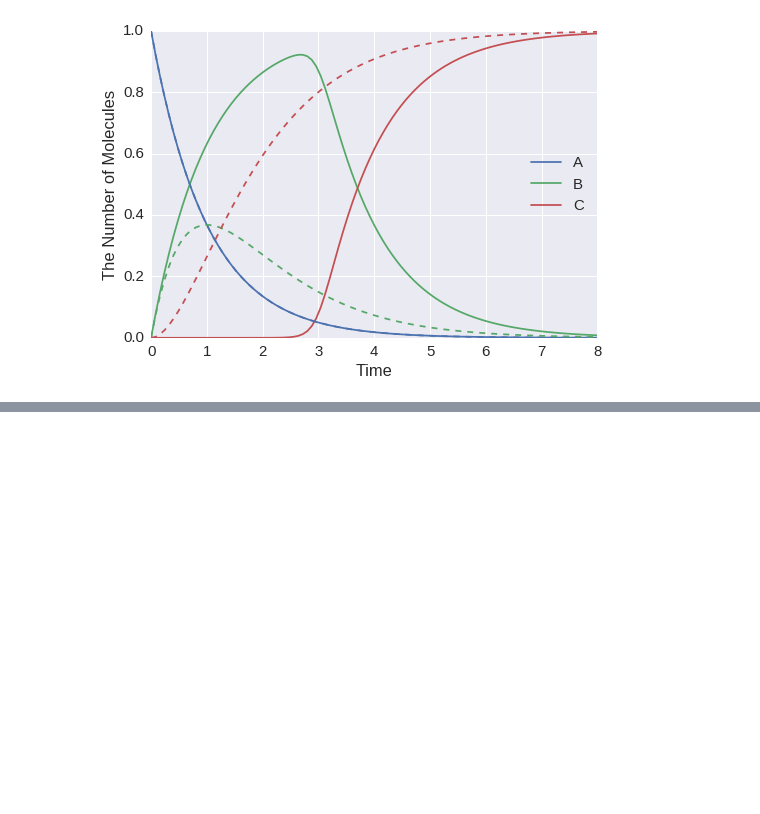
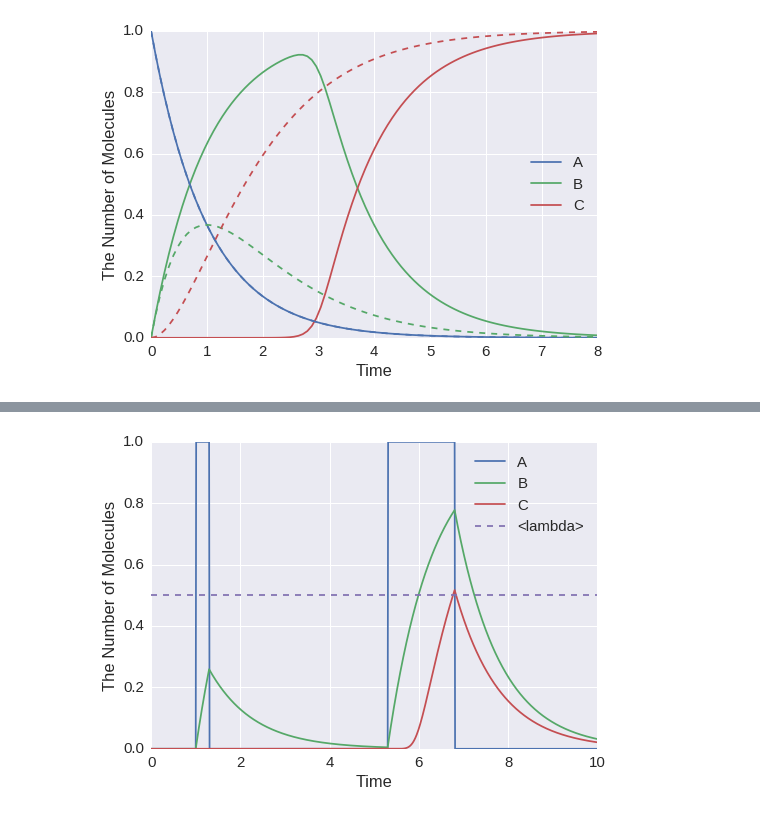
Before and after one commit to kozo2/ecell4-lectures, a Jupyter notebook: lecture2.ipynb, the cells around one changed output, grey strips where cells are left out. Cells and saved outputs as stored; diff of their text form; code cells hidden in the pictures; blank space fills up the shorter version.

```diff
--- a/lecture2.ipynb
+++ b/lecture2.ipynb
@@ -296,0 +328,22 @@ run_simulation(8, {'A': 1}, opt_args=('-', obs, '--'))
+# %%
+m = get_model()
+w = ode.ODEWorld()
+sim = ode.ODESimulator(m, w)
+obs = FixedIntervalNumberObserver(0.01, ['A', 'B', 'C'])
+
+sim.run(1, obs)
+w.set_value(Species('A'), 1); sim.initialize()
+sim.run(0.3, obs)
+w.set_value(Species('A'), 0)
+sim.initialize()
+sim.run(4, obs)
+w.set_value(Species('A'), 1)
+sim.initialize()
+sim.run(1.5, obs)
+w.set_value(Species('A'), 0)
+sim.initialize()
+sim.run(3.2, obs)
+# %%
+viz.plot_number_observer(obs, '-', lambda t: 0.5, '--')
+# %% [output]
+[figure, added]
```
Also changed, not shown: parts of 11 cells of this notebook, 6 other files.
